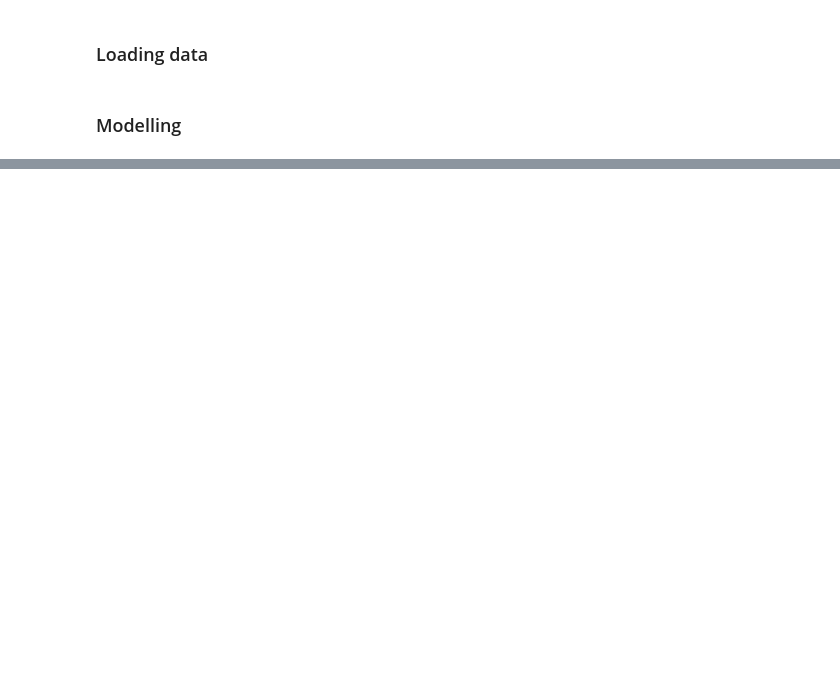
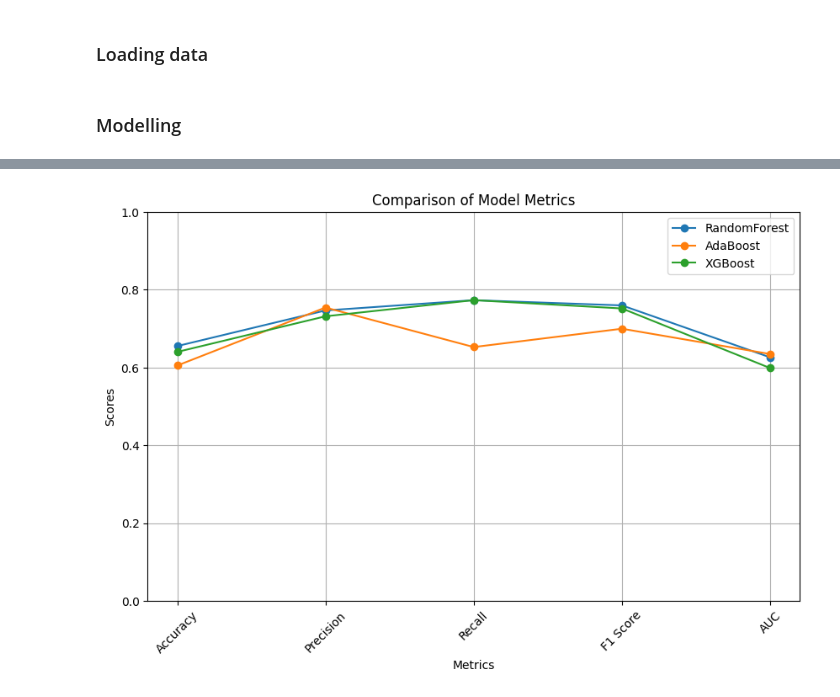
Before and after one commit to hamedahmed100/RR_project_HHRPTeam, a Jupyter notebook: Modelling_RR.ipynb, the cells around one changed output, grey strips where cells are left out. Cells and saved outputs as stored; diff of their text form; code cells hidden in the pictures; blank space fills up the shorter version.

Commit message:
Manage the chart to plot all models

```diff
--- a/Modelling_RR.ipynb
+++ b/Modelling_RR.ipynb
@@ -18,17 +18,21 @@ y_train = pd.read_csv('y_train_balanced.csv').squeeze()  # Ensure it becomes a S
 # %% [markdown]
 ### Modelling
 # %%
-import matplotlib.pyplot as plt
 
-def plot_metrics(history, title='Model Performance'):
-    """ Plots the accuracy, precision, recall, F1 score, and AUC over iterations. """
-    plt.figure(figsize=(10, 5))
-    for metric, values in history.items():
-        plt.plot(values, label=metric)
+# Function to plot all model metrics on a single line chart
+def plot_all_model_metrics(metrics_dict):
+    fig, ax = plt.subplots(figsize=(10, 6))
+    metric_names = list(next(iter(metrics_dict.values())).keys())
 
-    plt.title(title)
-    plt.xlabel('Iterations')
-    plt.ylabel('Score')
+    for model_name, model_metrics in metrics_dict.items():
+        scores = list(model_metrics.values())
+        ax.plot(metric_names, scores, marker='o', linestyle='-', label=model_name)
+
+    ax.set_xlabel('Metrics')
+    ax.set_ylabel('Scores')
+    ax.set_title('Comparison of Model Metrics')
+    ax.set_ylim([0, 1])  # Assuming score metrics are between 0 and 1
+    plt.xticks(rotation=45)
+    plt.grid(True)
     plt.legend()
-    plt.grid(True)
     plt.show()
@@ -129,0 +74,19 @@ AUC: 0.5984
+# %%
+
+# Evaluate the models and plot metrics
+metrics = {}
+for model_name, model in best_estimators.items():
+    y_pred = model.predict(X_test)
+    model_metrics = {
+        'Accuracy': accuracy_score(y_test, y_pred),
+        'Precision': precision_score(y_test, y_pred),
+        'Recall': recall_score(y_test, y_pred),
+        'F1 Score': f1_score(y_test, y_pred),
+        'AUC': roc_auc_score(y_test, model.predict_proba(X_test)[:, 1])
+    }
+    metrics[model_name] = model_metrics
+
+# Plot metrics for all models together in one chart
+plot_all_model_metrics(metrics)
+# %% [output]
+[figure, added]
```
Also changed, not shown: parts of 3 cells of this notebook.
